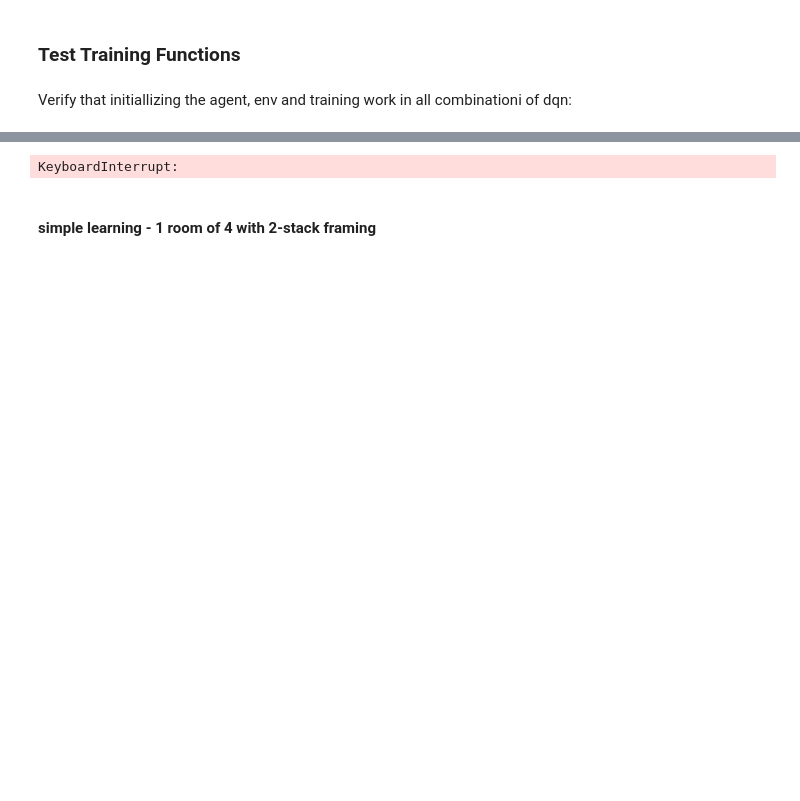
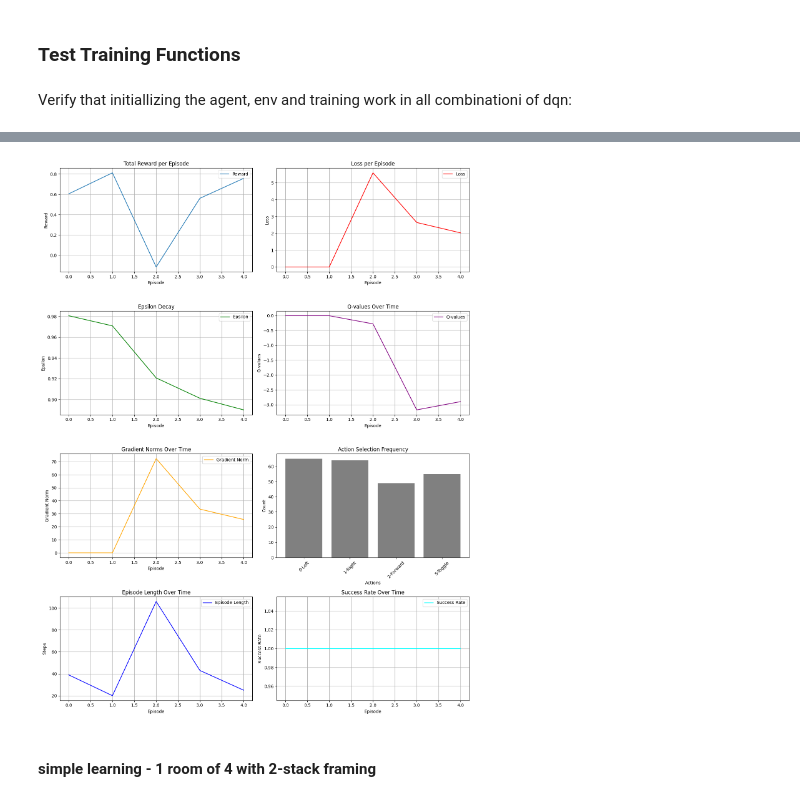
Before and after one commit to yGit741/RL-final, a Jupyter notebook: final_project_training_204266191_318947470.ipynb, the cells around one changed output, grey strips where cells are left out. Drawn from its saved outputs; the diff is of its cells as text; code cells hidden in the pictures; blank space fills up the shorter version.

```diff
--- a/final_project_training_204266191_318947470.ipynb
+++ b/final_project_training_204266191_318947470.ipynb
@@ -2496,30 +2544,30 @@ from tqdm import tqdm
 # %%
 env, agent, trained_mmodel = init_env_DQNagent_train(
                          num_rooms=1,
                          max_room_size=4,
+                         num_episodes=5,
                          max_steps=1000,
-                         env_seed=None,
+                         seed=42,
                          frames_in_stack=1,
                          downsample_size=(7, 7),
                          gamma=0.99,
                          learning_rate=0.00025,
                          max_epsilon=1.0,
                          epsilon_decay=0.9995,
                          min_epsilon=0.05,
                          target_update_freq=2000,
-                         num_episodes=40,
                          batch_size=128,
                          use_amp=False,
                          buffer_size=30000,
                          log_interval=1,
                          save_video_interval=5,
                          ddqn=True,
                          per=True,
                          dueling=True,
                          reward_shaping=True,
                          distance_weight=0.0,
                          revisit_penalty=-0.01,
                          door_open_reward=0,
                          progress_reward=0)
 # %% [output]
-KeyboardInterrupt:
+[figure, added]
```
Also changed, not shown: parts of 17 cells of this notebook.
